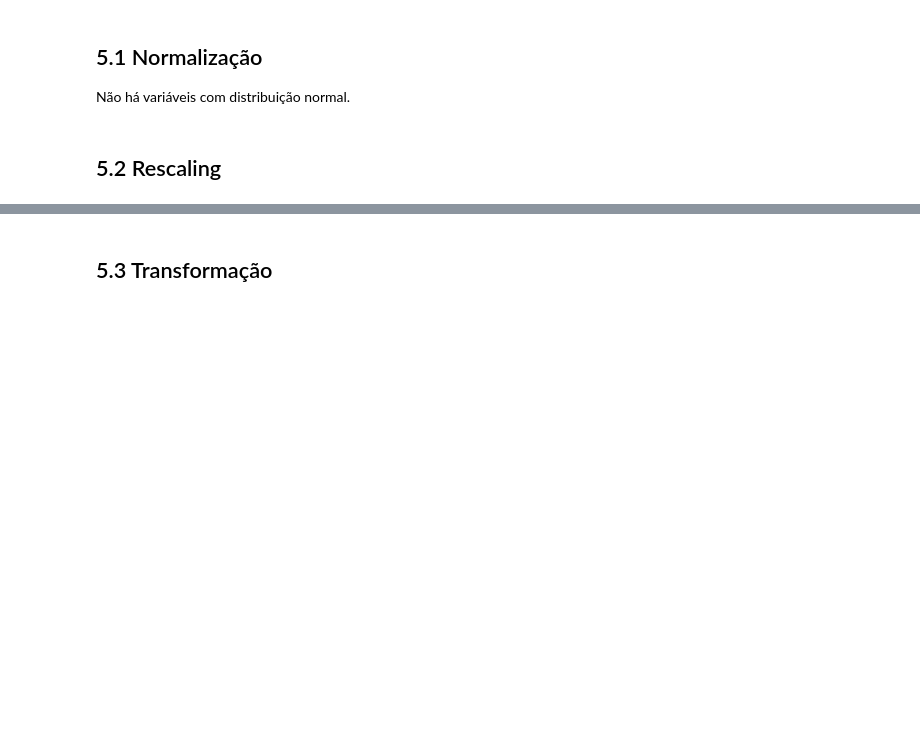
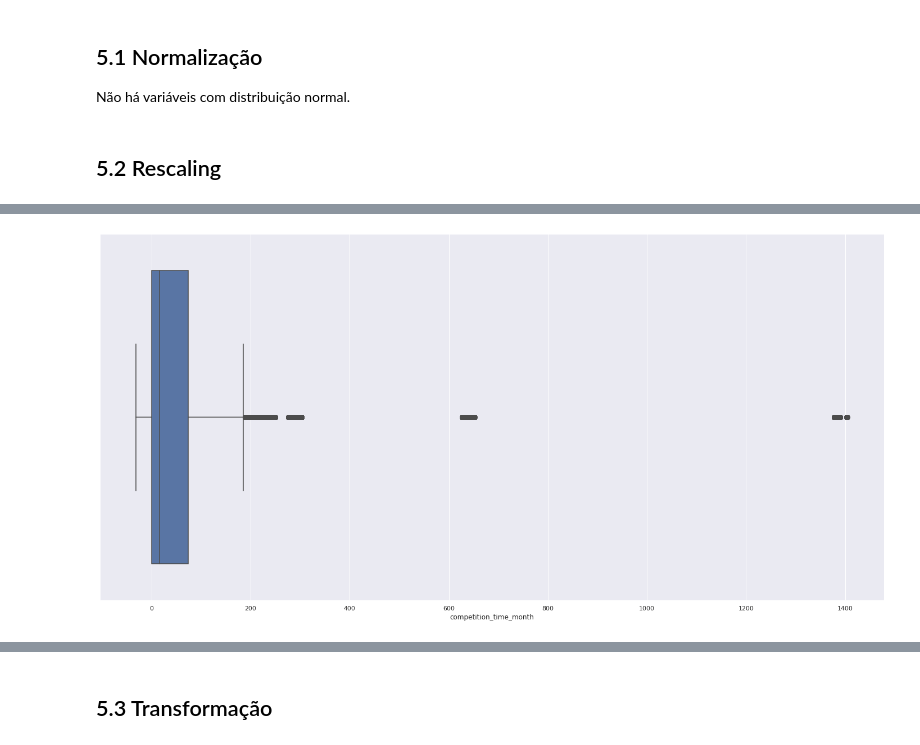
Before and after one commit to Rodrigo-O-Santos/rossman_store_sales, a Jupyter notebook: rossman__store_sales_prediction.ipynb, the cells around one changed output, grey strips where cells are left out. Cells and saved outputs as stored; diff of their text form; code cells hidden in the pictures; blank space fills up the shorter version.

```diff
--- a/rossman__store_sales_prediction.ipynb
+++ b/rossman__store_sales_prediction.ipynb
@@ -997,0 +1032,4 @@ Não há variáveis com distribuição normal.
+# %%
+sns.boxplot(df5['competition_time_month']);
+# %% [output]
+[figure, added]
```
Also changed, not shown: parts of 22 cells of this notebook.
